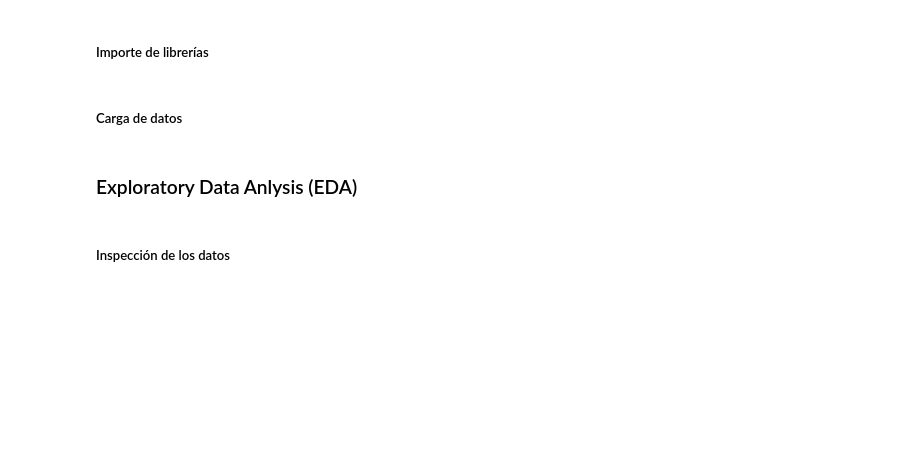
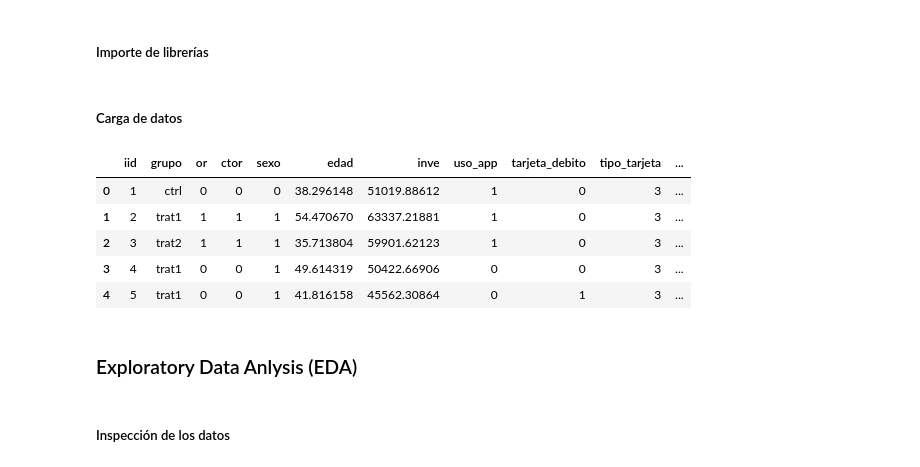
Before and after one commit to hermanndavidcode/-aa2037e872e6de616562b599ed210a60-prueba-tecnica-BEWAY, a Jupyter notebook: Notebook_prueba.ipynb, the cells around one changed output. Saved outputs shown, nothing was run; the diff lists cells and outputs as text; code cells hidden in the pictures; blank space fills up the shorter version.

```diff
--- a/Notebook_prueba.ipynb
+++ b/Notebook_prueba.ipynb
@@ -14,6 +14,14 @@ import seaborn as sns
 ##### Carga de datos
 # %%
 df = pd.read_csv("/Users/david/BeWay/Centro de Excelencia - Datos/Bases de datos/datos_prueba_tecnica.csv", encoding='latin-1', sep=',')
+df.head()
+# %% [output]
+|  | iid | grupo | or | ctor | sexo | edad | inve | uso_app | tarjeta_debito | tipo_tarjeta | ... |
+| 0 | 1 | ctrl | 0 | 0 | 0 | 38.296148 | 51019.88612 | 1 | 0 | 3 | ... |
+| 1 | 2 | trat1 | 1 | 1 | 1 | 54.470670 | 63337.21881 | 1 | 0 | 3 | ... |
+| 2 | 3 | trat2 | 1 | 1 | 1 | 35.713804 | 59901.62123 | 1 | 0 | 3 | ... |
+| 3 | 4 | trat1 | 0 | 0 | 1 | 49.614319 | 50422.66906 | 0 | 0 | 3 | ... |
+| 4 | 5 | trat1 | 0 | 0 | 1 | 41.816158 | 45562.30864 | 0 | 1 | 3 | ... |
 # %% [markdown]
 ### Exploratory Data Anlysis (EDA)
 # %% [markdown]
```
Also changed, not shown: parts of 10 cells of this notebook.
